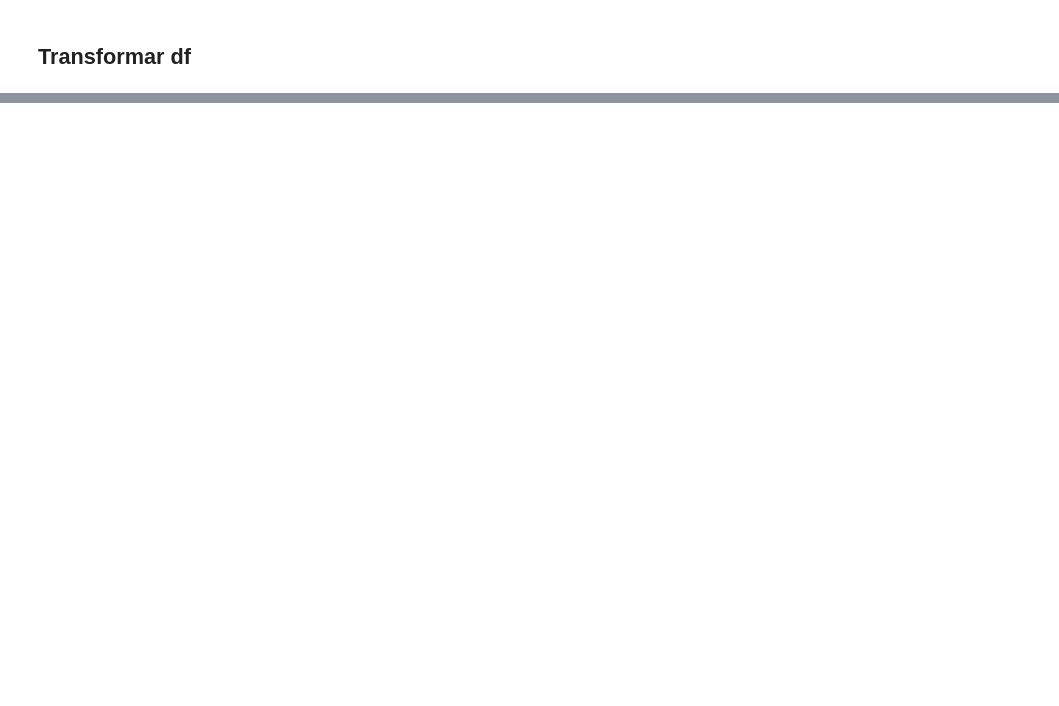
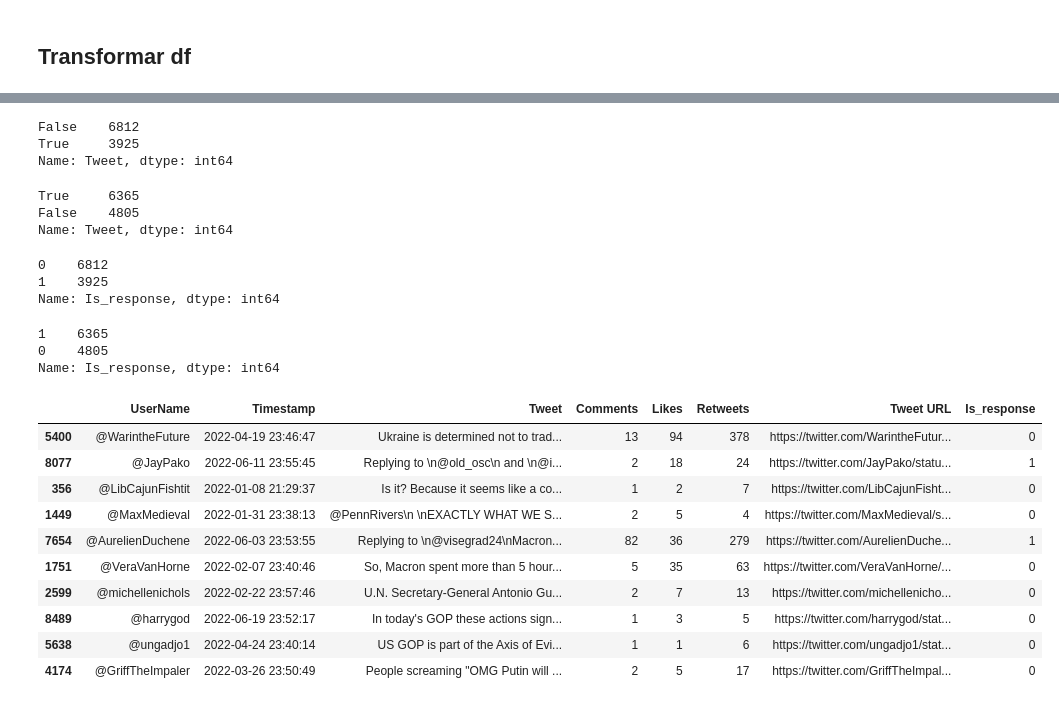
Before and after one commit to martina-nu/Proyecto-Final-ML, a Jupyter notebook: src/explore.ipynb, the cells around one changed output, grey strips where cells are left out. Drawn from its saved outputs; the diff is of its cells as text; code cells hidden in the pictures; blank space fills up the shorter version.

```diff
--- a/src/explore.ipynb
+++ b/src/explore.ipynb
@@ -110,0 +113,6 @@ df_interim_z.sample(5)
+# %%
+df_interim_p['Timestamp'] = df_interim_p['Timestamp'].astype('datetime64')
+# %%
+df_interim_p['Comments'] = df_interim_p['Comments'].str.replace(',', '').astype('int64')
+df_interim_p['Likes'] = df_interim_p['Likes'].str.replace(',', '').replace({"K":"*1e3", "M":"*1e6"}, regex=True).map(pd.eval).astype('int64')
+df_interim_p['Retweets'] = df_interim_p['Retweets'].str.replace(',', '').replace({"K":"*1e3", "M":"*1e6"}, regex=True).map(pd.eval).astype('int64')
@@ -110,0 +201,2 @@ df_interim_z.sample(5)
+# %%
+df_interim_p.rename(columns = {'Embedded_text':'Tweet'}, inplace = True)
@@ -110,0 +223,20 @@ df_interim_z.sample(5)
+# %%
+df_interim_p['Tweet'].str.startswith('Replying to').value_counts()
+# %% [output]
+False    6812
+True     3925
+Name: Tweet, dtype: int64
+# %%
+df_interim_z['Tweet'].str.startswith('Replying to').value_counts()
+# %% [output]
+True     6365
+False    4805
+Name: Tweet, dtype: int64
+# %%
+df_interim_p['Is_response'] = df_interim_p['Tweet'].apply(lambda x: 1 if x.startswith('Replying to') else 0)
+# %%
+df_interim_p['Is_response'].value_counts()
+# %% [output]
+0    6812
+1    3925
+Name: Is_response, dtype: int64
@@ -110,0 +245,20 @@ df_interim_z.sample(5)
+# %%
+df_interim_z['Is_response'].value_counts()
+# %% [output]
+1    6365
+0    4805
+Name: Is_response, dtype: int64
+# %%
+df_interim_p.sample(10)
+# %% [output]
+|  | UserName | Timestamp | Tweet | Comments | Likes | Retweets | Tweet URL | Is_response |
+| 5400 | @WarintheFuture | 2022-04-19 23:46:47 | Ukraine is determined not to trad... | 13 | 94 | 378 | https://twitter.com/WarintheFutur... | 0 |
+| 8077 | @JayPako | 2022-06-11 23:55:45 | Replying to \n@old_osc\n and \n@i... | 2 | 18 | 24 | https://twitter.com/JayPako/statu... | 1 |
+| 356 | @LibCajunFishtit | 2022-01-08 21:29:37 | Is it? Because it seems like a co... | 1 | 2 | 7 | https://twitter.com/LibCajunFisht... | 0 |
+| 1449 | @MaxMedieval | 2022-01-31 23:38:13 | @PennRivers\n \nEXACTLY WHAT WE S... | 2 | 5 | 4 | https://twitter.com/MaxMedieval/s... | 0 |
+| 7654 | @AurelienDuchene | 2022-06-03 23:53:55 | Replying to \n@visegrad24\nMacron... | 82 | 36 | 279 | https://twitter.com/AurelienDuche... | 1 |
+| 1751 | @VeraVanHorne | 2022-02-07 23:40:46 | So, Macron spent more than 5 hour... | 5 | 35 | 63 | https://twitter.com/VeraVanHorne/... | 0 |
+| 2599 | @michellenichols | 2022-02-22 23:57:46 | U.N. Secretary-General Antonio Gu... | 2 | 7 | 13 | https://twitter.com/michellenicho... | 0 |
+| 8489 | @harrygod | 2022-06-19 23:52:17 | In today's GOP these actions sign... | 1 | 3 | 5 | https://twitter.com/harrygod/stat... | 0 |
+| 5638 | @ungadjo1 | 2022-04-24 23:40:14 | US GOP is part of the Axis of Evi... | 1 | 1 | 6 | https://twitter.com/ungadjo1/stat... | 0 |
+| 4174 | @GriffTheImpaler | 2022-03-26 23:50:49 | People screaming "OMG Putin will ... | 2 | 5 | 17 | https://twitter.com/GriffTheImpal... | 0 |
```
Also changed, not shown: parts of 29 cells of this notebook, 1 other file.
